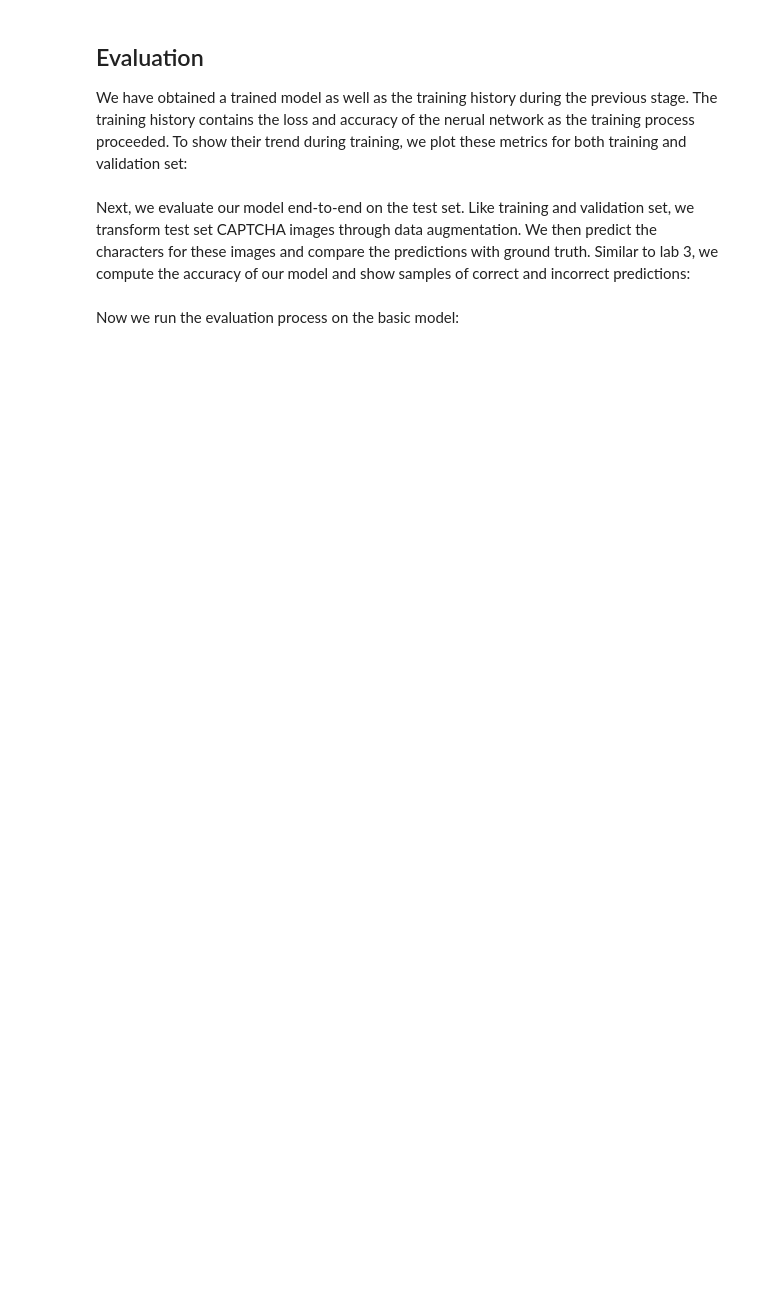
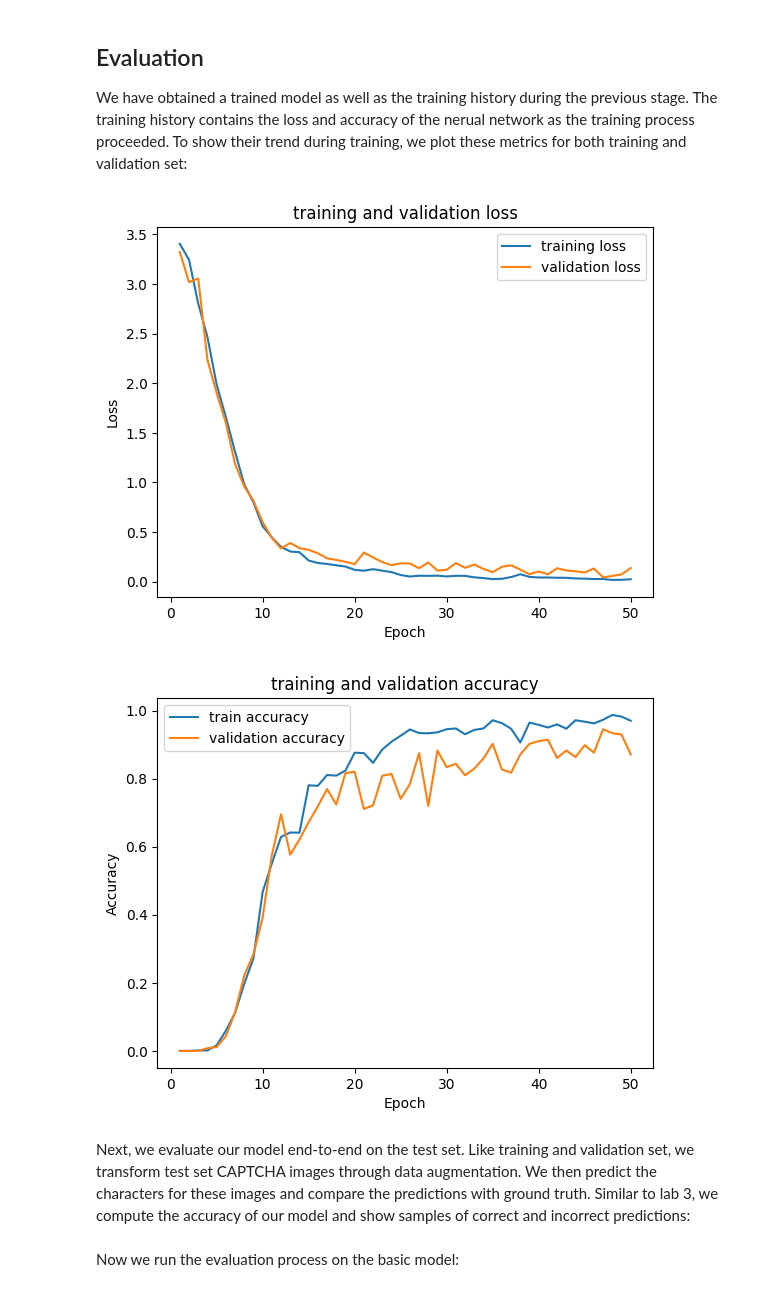
Before and after one commit to connor735/-MachineLearningCourse, a Jupyter notebook: Assignment2/homework_2_student_20260121.ipynb, the cells around one changed output. Cells and saved outputs as stored; diff of their text form; code cells hidden in the pictures; blank space fills up the shorter version.

```diff
--- a/Assignment2/homework_2_student_20260121.ipynb
+++ b/Assignment2/homework_2_student_20260121.ipynb
@@ -190,19 +261,27 @@ def build_model(n_classes):
         # 1) Convolution layer: 1 input channel, 10 output channels, 5*5 kernel, padded to maintain same shape
         # 2) ReLU activation layer
         # 3) Max pooling layer: 2*2 kernel
-        NotImplemented,
+        nn.Conv2d(in_channels=1, out_channels=10, kernel_size=5, padding=2),
+        nn.ReLU(),
+        nn.MaxPool2d(kernel_size=2),
         # Second convolution block: (*, 10, 12, 36) -Conv2d-> (*, 40, 12, 36) -ReLU-> (*, 40, 12, 36) -MaxPool2d-> (*, 40, 6, 18)
-        NotImplemented,
+        nn.Conv2d(in_channels=10, out_channels=40, kernel_size=5, padding=2),
+        nn.ReLU(),
+        nn.MaxPool2d(kernel_size=2),
         # Third convolution block: (*, 40, 6, 18) -Conv2d-> (*, 100, 6, 18) -ReLU-> (*, 100, 6, 18) -MaxPool2d-> (*, 100, 3, 9)
-        NotImplemented,
+        nn.Conv2d(in_channels=40, out_channels=100, kernel_size=5, padding=2),
+        nn.ReLU(),
+        nn.MaxPool2d(kernel_size=2),
         # First "zone-wise" fully-connected block: (*, 100, 3, 9) -Conv2d-> (*, 800, 1, 4) -ReLU-> (*, 800, 1, 4)
         # Convolution layer: 100 input channels, 800 output channels, 3*3 kernel, horizontal stride set to 2 to obtain 4 zones, no padding
-        NotImplemented,
+        nn.Conv2d(in_channels=100, out_channels=800, kernel_size=3, stride=(1,2)),
+        nn.ReLU(),
         # Second "zone-wise" fully-connected layer: (*, 800, 1, 4) -Conv2d-> (*, n_classes, 1, 4)
         # Convolution layer: `n_classes` channels, 1*1 kernel, no padding, used for dimensionality reduction
-        NotImplemented,
+        nn.Conv2d(in_channels=800, out_channels=n_classes, kernel_size=1),
         # Reshape and transpose dimensions: (*, n_classes, 1, 4) -Flatten-> (*, n_classes, 4) -`lab_3_helpers.Transpose`-> (*, 4, n_classes)
-        NotImplemented
+        nn.Flatten(start_dim=2),
+        Transpose(1,2),
     )
 # %% [markdown]
 To facilitate efficient data loading and transformation, we will create a custom PyTorch [`Dataset`](https://docs.pytorch.org/docs/stable/data.html#torch.utils.data.Dataset) class called `CAPTCHADataset`. This class will handle loading CAPTCHA images and their corresponding labels, and apply the data augmentation transforms on-the-fly during training. By implementing the standard PyTorch [`Dataset`](https://docs.pytorch.org/docs/stable/data.html#torch.utils.data.Dataset) interface, we can leverage PyTorch's [`DataLoader`](https://docs.pytorch.org/docs/stable/data.html#torch.utils.data.DataLoader) for efficient batch processing and parallel data loading:
@@ -342,13 +492,45 @@ We have obtained a trained model as well as the training history during the prev
 # %%
 from matplotlib import pyplot as plt
 
 ## [ TODO ]
 # 1) Plot the loss of the model during training for both training set and validation set.
 #    (Hint: for history list of dicts, training loss is `history[epoch]["loss_train"]` and `history[epoch]["loss_vali"]`)
 # 2) Plot the accuracy of the model during training for both training set and validation set.
 #    (Hint: for history list of dicts, training accuracy is `history[epoch]["acc_train"]` and `history[epoch]["acc_vali"]`)
 #    (Note: plot all curves for the same metric on the same graph for comparison)
-raise NotImplementedError
+# 1. Extract data from the history list of dictionaries
+
+
+epochs = [h["epoch"] for h in history_basic]
+loss_train = [h["loss_train"] for h in history_basic]
+loss_vali = [h["loss_vali"] for h in history_basic]
+acc_train = [h["acc_train"] for h in history_basic]
+acc_vali = [h["acc_vali"] for h in history_basic]
+
+
+plt.figure()
+plt.plot(epochs, loss_train, label="training loss")
+plt.plot(epochs, loss_vali,  label="validation loss")
+plt.xlabel("Epoch")
+plt.ylabel("Loss")
+plt.title("training and validation loss")
+plt.legend()
+
+
+
+plt.figure()
+plt.plot(epochs, acc_train, label="train accuracy")
+plt.plot(epochs, acc_vali,  label="validation accuracy")
+plt.xlabel("Epoch")
+plt.ylabel("Accuracy")
+plt.title("training and validation accuracy")
+plt.legend()
+
+
+plt.show()
+# %% [output]
+[figure, added]
+[figure, added]
 # %% [markdown]
 Next, we evaluate our model end-to-end on the test set. Like training and validation set, we transform test set CAPTCHA images through data augmentation. We then predict the characters for these images and compare the predictions with ground truth. Similar to lab 3, we compute the accuracy of our model and show samples of correct and incorrect predictions:
 # %%
```
Also changed, not shown: parts of 12 cells of this notebook.
